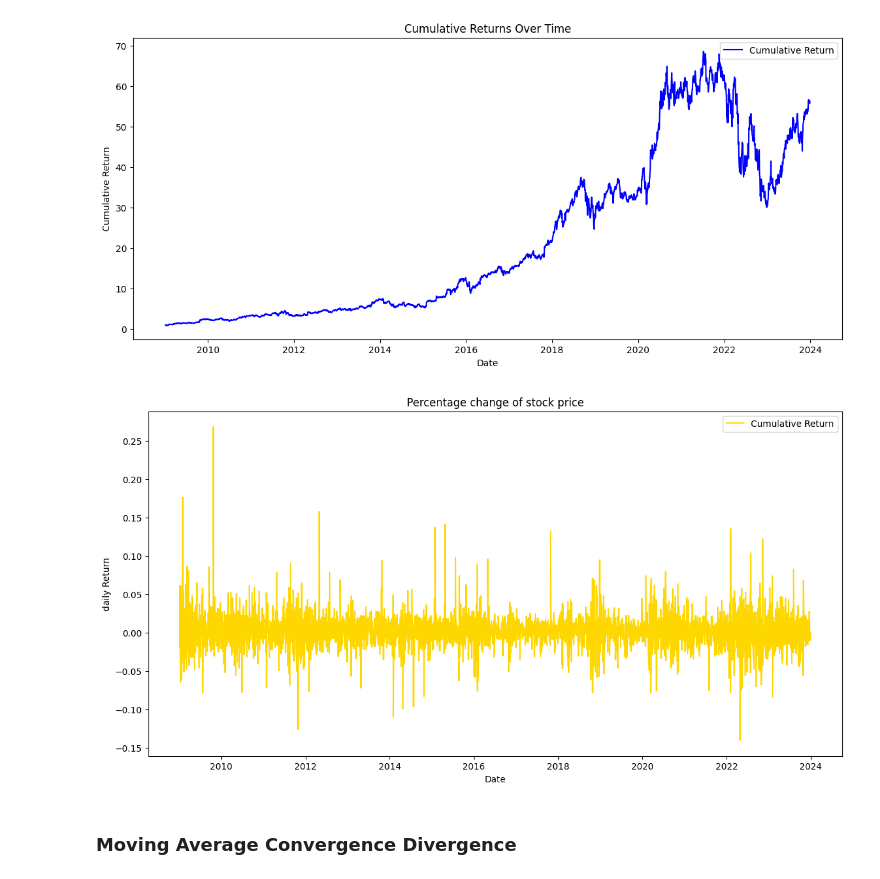
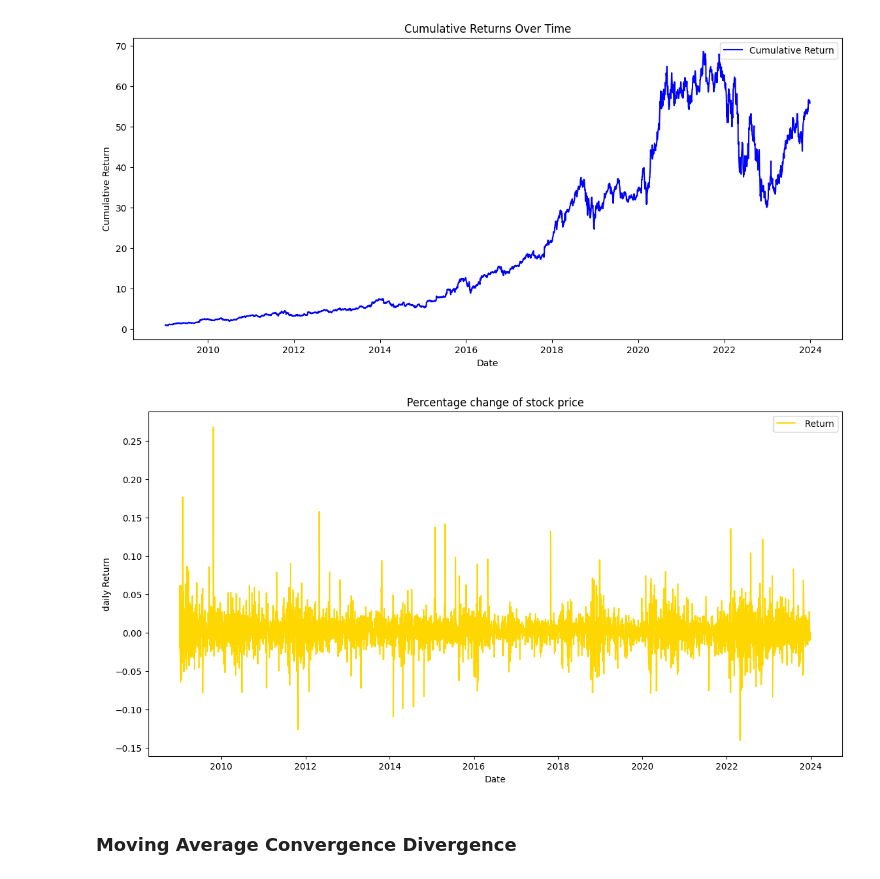
Before and after one commit to Aryam-21/Financial-News-and-Stock-Price-Analysis, a Jupyter notebook: notebooks/amzn.ipynb, the cells around one changed output. Drawn from its saved outputs; the diff is of its cells as text; code cells hidden in the pictures.

```diff
--- a/notebooks/amzn.ipynb
+++ b/notebooks/amzn.ipynb
@@ -112,15 +98,9 @@ plt.show()
 # %% [output]
 [figure]
 # %%
-plt.figure(figsize=(14,7))
-plt.plot(returns, label='Cumulative Return', color='gold')
-plt.title('Percentage change of stock price')
-plt.xlabel('Date')
-plt.ylabel('daily Return')
-plt.legend()
-plt.show()
+daily_returns(returns)
 # %% [output]
-[figure, old version]
+[figure, new version]
 # %% [markdown]
 ### Moving Average Convergence Divergence
 # %%
```
Also changed, not shown: parts of 8 cells of this notebook, 7 other files.
